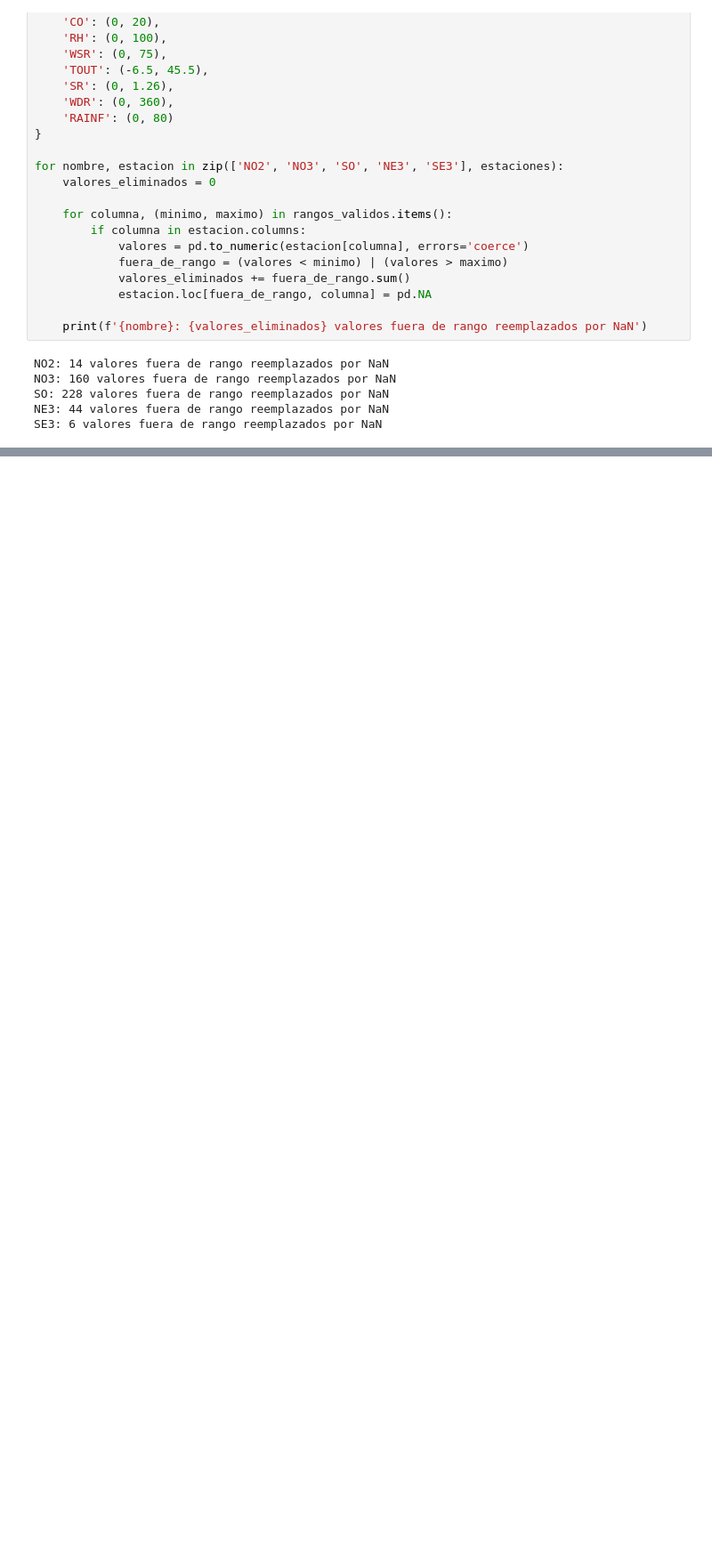
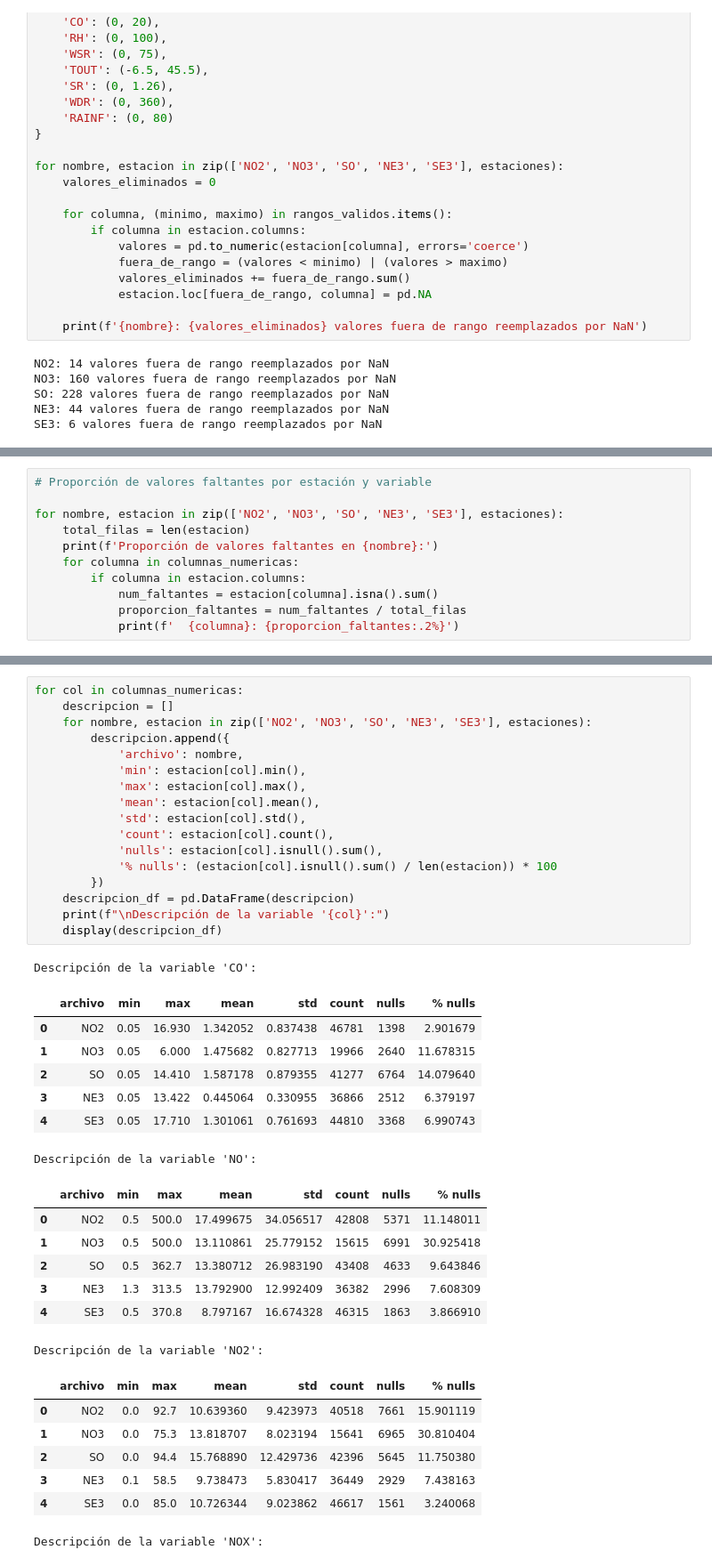
Before and after one commit to yazmans/MA2003B, a Jupyter notebook: Etapa 1/Preparacion.ipynb, the cells around one changed output, grey strips where cells are left out. Shown at 89% size. Saved outputs shown, nothing was run; the diff lists cells and outputs as text; blank space fills up the shorter version.

Commit message:
descripcion de variables

```diff
--- a/Etapa 1/Preparacion.ipynb
+++ b/Etapa 1/Preparacion.ipynb
@@ -136,0 +143,11 @@ SE3: 6 valores fuera de rango reemplazados por NaN
+# %%
+# Proporción de valores faltantes por estación y variable
+
+for nombre, estacion in zip(['NO2', 'NO3', 'SO', 'NE3', 'SE3'], estaciones):
+    total_filas = len(estacion)
+    print(f'Proporción de valores faltantes en {nombre}:')
+    for columna in columnas_numericas:
+        if columna in estacion.columns:
+            num_faltantes = estacion[columna].isna().sum()
+            proporcion_faltantes = num_faltantes / total_filas
+            print(f'  {columna}: {proporcion_faltantes:.2%}')
@@ -136,0 +174,40 @@ SE3: 6 valores fuera de rango reemplazados por NaN
+# %%
+for col in columnas_numericas:
+    descripcion = []
+    for nombre, estacion in zip(['NO2', 'NO3', 'SO', 'NE3', 'SE3'], estaciones):
+        descripcion.append({
+            'archivo': nombre,
+            'min': estacion[col].min(),
+            'max': estacion[col].max(),
+            'mean': estacion[col].mean(),
+            'std': estacion[col].std(),
+            'count': estacion[col].count(),
+            'nulls': estacion[col].isnull().sum(),
+            '% nulls': (estacion[col].isnull().sum() / len(estacion)) * 100
+        })
+    descripcion_df = pd.DataFrame(descripcion)
+    print(f"\nDescripción de la variable '{col}':")
+    display(descripcion_df)
+# %% [output]
+Descripción de la variable 'CO':
+|  | archivo | min | max | mean | std | count | nulls | % nulls |
+| 0 | NO2 | 0.05 | 16.930 | 1.342052 | 0.837438 | 46781 | 1398 | 2.901679 |
+| 1 | NO3 | 0.05 | 6.000 | 1.475682 | 0.827713 | 19966 | 2640 | 11.678315 |
+| 2 | SO | 0.05 | 14.410 | 1.587178 | 0.879355 | 41277 | 6764 | 14.079640 |
+| 3 | NE3 | 0.05 | 13.422 | 0.445064 | 0.330955 | 36866 | 2512 | 6.379197 |
+| 4 | SE3 | 0.05 | 17.710 | 1.301061 | 0.761693 | 44810 | 3368 | 6.990743 |
+Descripción de la variable 'NO':
+|  | archivo | min | max | mean | std | count | nulls | % nulls |
+| 0 | NO2 | 0.5 | 500.0 | 17.499675 | 34.056517 | 42808 | 5371 | 11.148011 |
+| 1 | NO3 | 0.5 | 500.0 | 13.110861 | 25.779152 | 15615 | 6991 | 30.925418 |
+| 2 | SO | 0.5 | 362.7 | 13.380712 | 26.983190 | 43408 | 4633 | 9.643846 |
+| 3 | NE3 | 1.3 | 313.5 | 13.792900 | 12.992409 | 36382 | 2996 | 7.608309 |
+| 4 | SE3 | 0.5 | 370.8 | 8.797167 | 16.674328 | 46315 | 1863 | 3.866910 |
+Descripción de la variable 'NO2':
+|  | archivo | min | max | mean | std | count | nulls | % nulls |
+| 0 | NO2 | 0.0 | 92.7 | 10.639360 | 9.423973 | 40518 | 7661 | 15.901119 |
+| 1 | NO3 | 0.0 | 75.3 | 13.818707 | 8.023194 | 15641 | 6965 | 30.810404 |
+| 2 | SO | 0.0 | 94.4 | 15.768890 | 12.429736 | 42396 | 5645 | 11.750380 |
+| 3 | NE3 | 0.1 | 58.5 | 9.738473 | 5.830417 | 36449 | 2929 | 7.438163 |
+| 4 | SE3 | 0.0 | 85.0 | 10.726344 | 9.023862 | 46617 | 1561 | 3.240068 |
+Descripción de la variable 'NOX':
```
Also changed, not shown: parts of 6 cells of this notebook.
